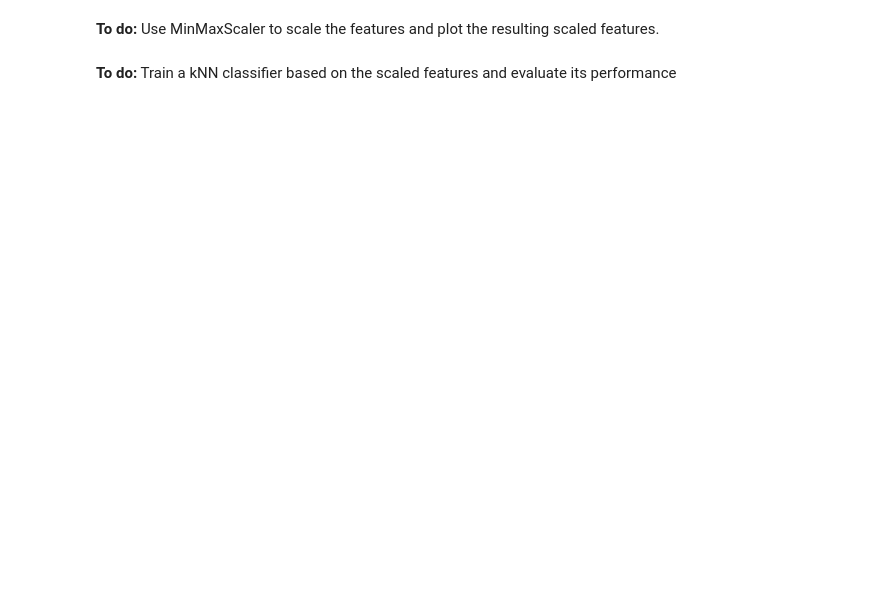
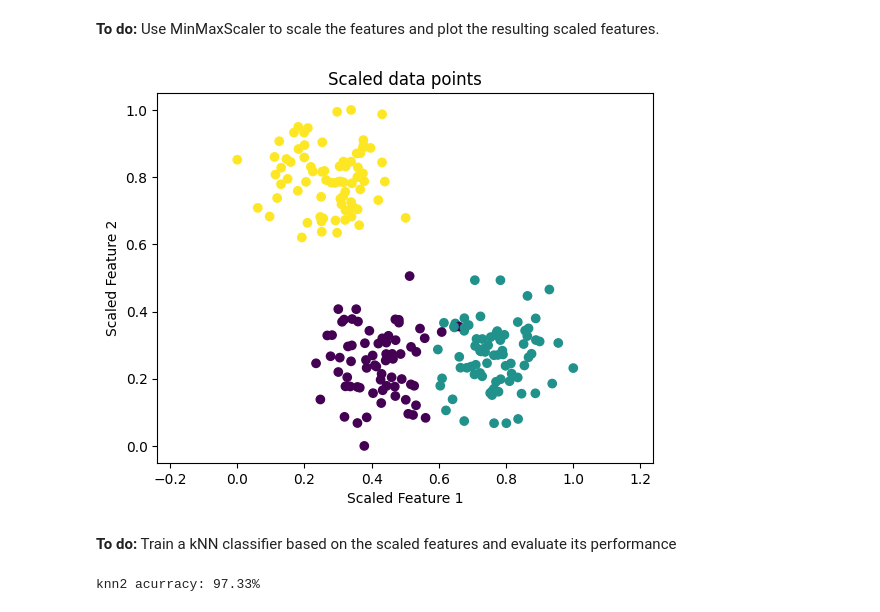
Before and after one commit to wooihaw/pai_apr2025, a Jupyter notebook: Part_2/handson_2/handson_2b.ipynb, the cells around one changed output. Saved outputs shown, nothing was run; the diff lists cells and outputs as text; code cells hidden in the pictures; blank space fills up the shorter version.

```diff
--- a/Part_2/handson_2/handson_2b.ipynb
+++ b/Part_2/handson_2/handson_2b.ipynb
@@ -41,4 +45,25 @@ print(f'knn1 acurracy: {knn1.score(X1_test, y_test):.2%}')
 # %% [markdown]
 **To do:** Use MinMaxScaler to scale the features and plot the resulting scaled features.
+# %%
+scl = MinMaxScaler()
+X2_train = scl.fit_transform(X1_train)
+X2_test = scl.transform(X1_test)
+# %%
+# Plot scaled features
+xx = X2_train[:, 0]
+yy = X2_train[:, 1]
+plt.scatter(xx, yy, c=y_train)
+plt.xlabel('Scaled Feature 1')
+plt.ylabel('Scaled Feature 2')
+plt.title('Scaled data points')
+plt.axis('equal')
+plt.show()
+# %% [output]
+[figure, added]
 # %% [markdown]
 **To do:** Train a kNN classifier based on the scaled features and evaluate its performance
+# %%
+knn2 = KNeighborsClassifier().fit(X2_train, y_train)
+print(f'knn2 acurracy: {knn2.score(X2_test, y_test):.2%}')
+# %% [output]
+knn2 acurracy: 97.33%
```
Also changed, not shown: parts of 2 cells of this notebook, 2 other files.
